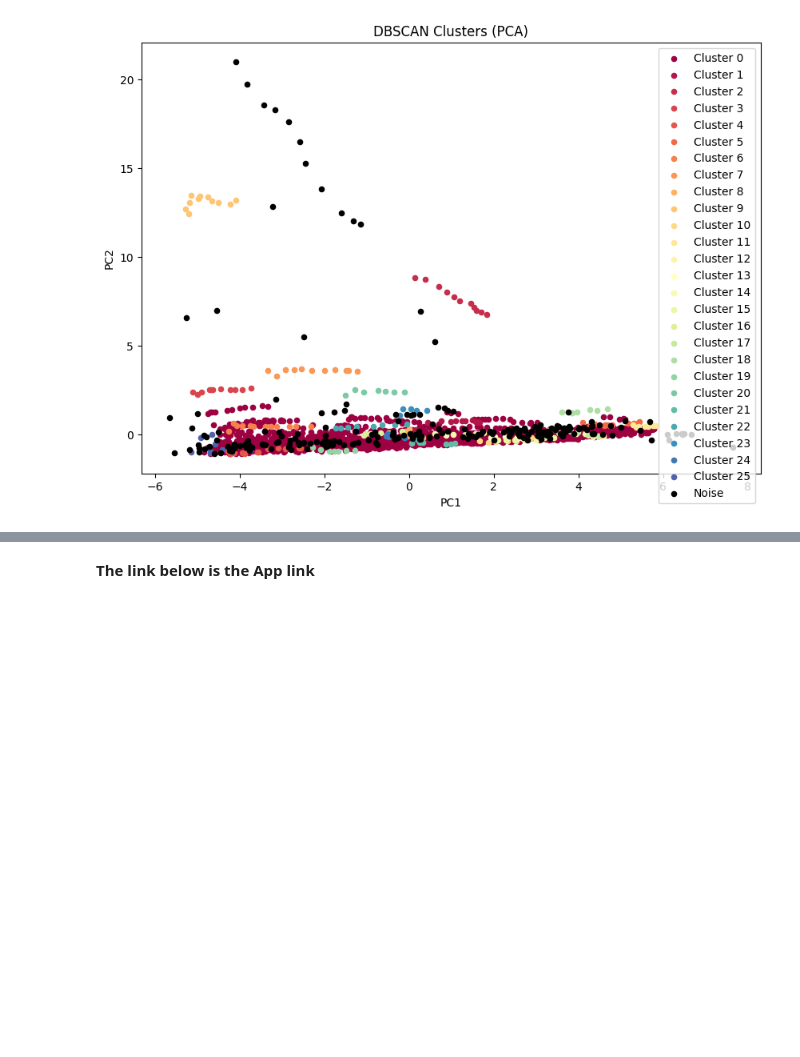
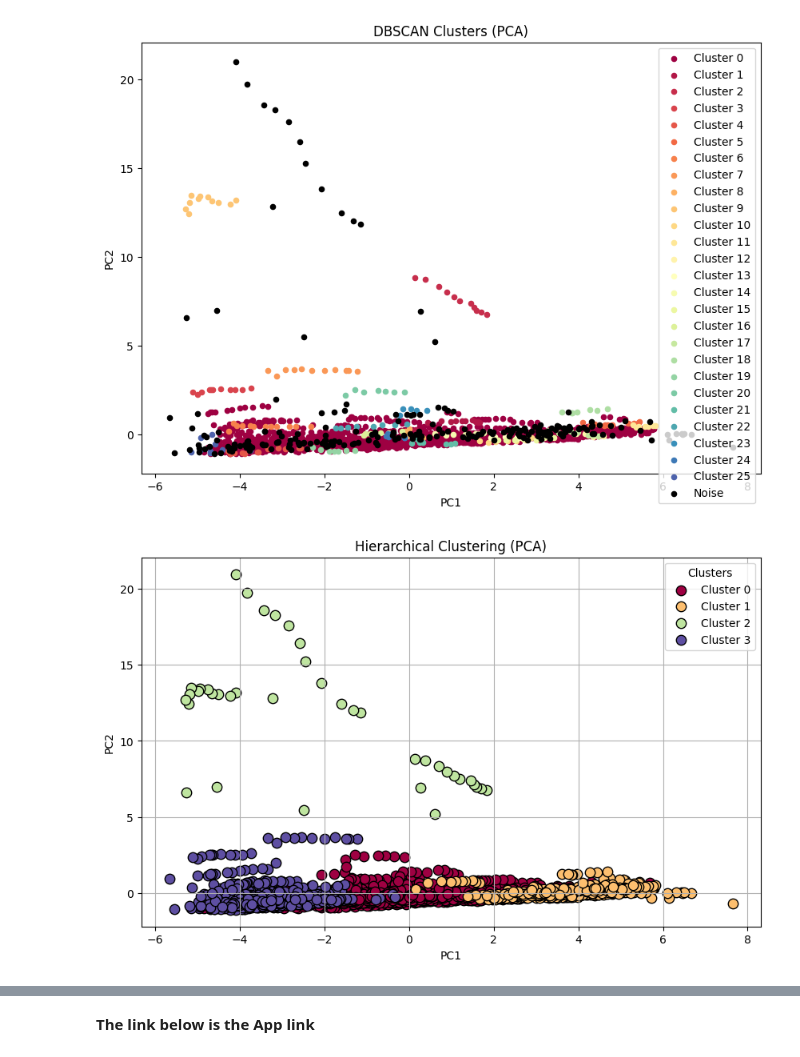
Before and after one commit to Bhuvanareddy-03/Clustering_Global_development, a Jupyter notebook: clustering_global_developmentipynb.ipynb, the cells around one changed output, grey strips where cells are left out. Saved outputs shown, nothing was run; the diff lists cells and outputs as text; code cells hidden in the pictures; blank space fills up the shorter version.

```diff
--- a/clustering_global_developmentipynb.ipynb
+++ b/clustering_global_developmentipynb.ipynb
@@ -204,3 +205,35 @@ plt.legend()
 plt.show()
 # %% [output]
 [figure]
+# %%
+from sklearn.cluster import AgglomerativeClustering
+
+model = AgglomerativeClustering(n_clusters=4)
+labels = model.fit_predict(X_scaled)
+# %%
+from sklearn.decomposition import PCA
+import matplotlib.pyplot as plt
+import numpy as np
+
+# Reduce to 2D using PCA
+pca = PCA(n_components=2)
+X_pca = pca.fit_transform(X_scaled)
+
+# Plot clusters
+unique_labels = sorted(set(labels))
+colors = [plt.cm.Spectral(each) for each in np.linspace(0, 1, len(unique_labels))]
+
+plt.figure(figsize=(10, 6))
+for k, col in zip(unique_labels, colors):
+    cluster_mask = (labels == k)
+    plt.scatter(X_pca[cluster_mask, 0], X_pca[cluster_mask, 1],
+                c=[col], label=f"Cluster {k}", edgecolors='k', s=80)
+
+plt.title("Hierarchical Clustering (PCA)")
+plt.xlabel("PC1")
+plt.ylabel("PC2")
+plt.legend(title="Clusters", loc="best")
+plt.grid(True)
+plt.show()
+# %% [output]
+[figure, added]
```
Also changed, not shown: parts of 2 cells of this notebook.
